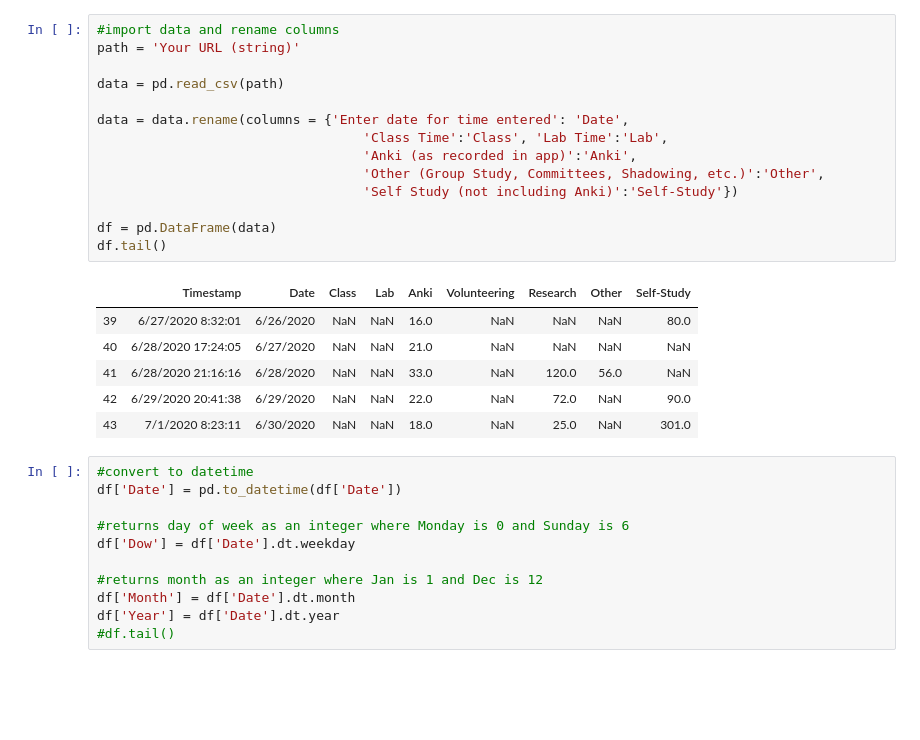
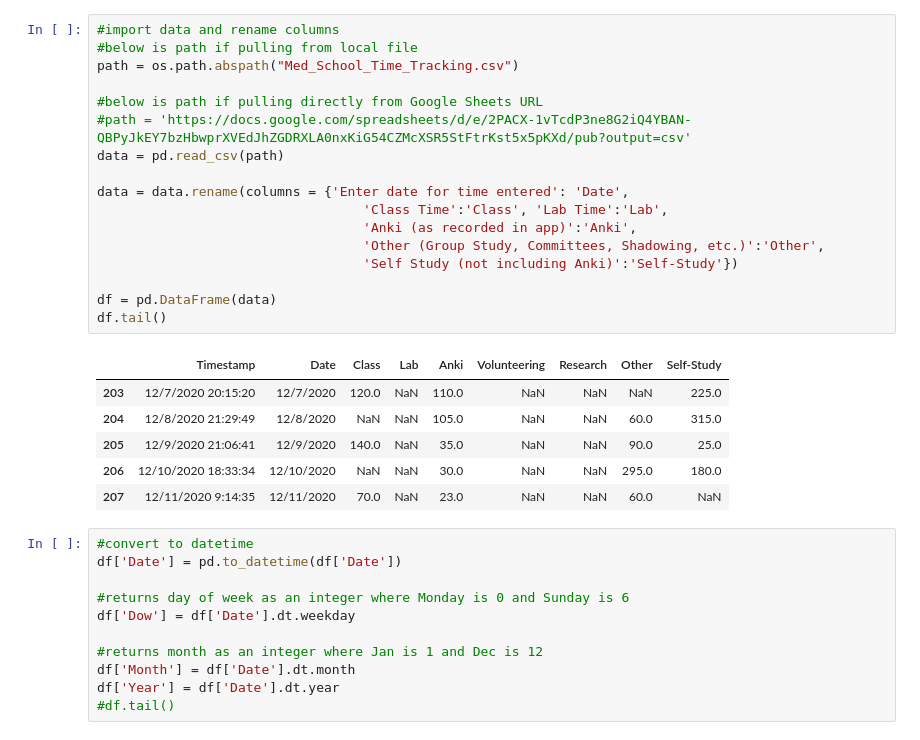
Before and after one commit to ChristyHorn14/Self_Tracking, a Jupyter notebook: manualtimetracking.ipynb, the cells around one changed output. Cells and saved outputs as stored; diff of their text form; blank space fills up the shorter version.

```diff
--- a/manualtimetracking.ipynb
+++ b/manualtimetracking.ipynb
@@ -6,24 +15,27 @@ import matplotlib.pyplot as plt
 # %%
 #import data and rename columns
-path = 'Your URL (string)'
+#below is path if pulling from local file
+path = os.path.abspath("Med_School_Time_Tracking.csv")
 
+#below is path if pulling directly from Google Sheets URL
+#path = 'https://docs.google.com/spreadsheets/d/e/2PACX-1vTcdP3ne8G2iQ4YBAN-QBPyJkEY7bzHbwprXVEdJhZGDRXLA0nxKiG54CZMcXSR5StFtrKst5x5pKXd/pub?output=csv'
 data = pd.read_csv(path)
 
 data = data.rename(columns = {'Enter date for time entered': 'Date',
                                   'Class Time':'Class', 'Lab Time':'Lab',
                                   'Anki (as recorded in app)':'Anki',
                                   'Other (Group Study, Committees, Shadowing, etc.)':'Other',
                                   'Self Study (not including Anki)':'Self-Study'})
 
 df = pd.DataFrame(data)
 df.tail()
 # %% [output]
 |  | Timestamp | Date | Class | Lab | Anki | Volunteering | Research | Other | Self-Study |
-| 39 | 6/27/2020 8:32:01 | 6/26/2020 | NaN | NaN | 16.0 | NaN | NaN | NaN | 80.0 |
-| 40 | 6/28/2020 17:24:05 | 6/27/2020 | NaN | NaN | 21.0 | NaN | NaN | NaN | NaN |
-| 41 | 6/28/2020 21:16:16 | 6/28/2020 | NaN | NaN | 33.0 | NaN | 120.0 | 56.0 | NaN |
-| 42 | 6/29/2020 20:41:38 | 6/29/2020 | NaN | NaN | 22.0 | NaN | 72.0 | NaN | 90.0 |
-| 43 | 7/1/2020 8:23:11 | 6/30/2020 | NaN | NaN | 18.0 | NaN | 25.0 | NaN | 301.0 |
+| 203 | 12/7/2020 20:15:20 | 12/7/2020 | 120.0 | NaN | 110.0 | NaN | NaN | NaN | 225.0 |
+| 204 | 12/8/2020 21:29:49 | 12/8/2020 | NaN | NaN | 105.0 | NaN | NaN | 60.0 | 315.0 |
+| 205 | 12/9/2020 21:06:41 | 12/9/2020 | 140.0 | NaN | 35.0 | NaN | NaN | 90.0 | 25.0 |
+| 206 | 12/10/2020 18:33:34 | 12/10/2020 | NaN | NaN | 30.0 | NaN | NaN | 295.0 | 180.0 |
+| 207 | 12/11/2020 9:14:35 | 12/11/2020 | 70.0 | NaN | 23.0 | NaN | NaN | 60.0 | NaN |
 # %%
 #convert to datetime
 df['Date'] = pd.to_datetime(df['Date'])
```
Also changed, not shown: parts of 49 cells of this notebook.
